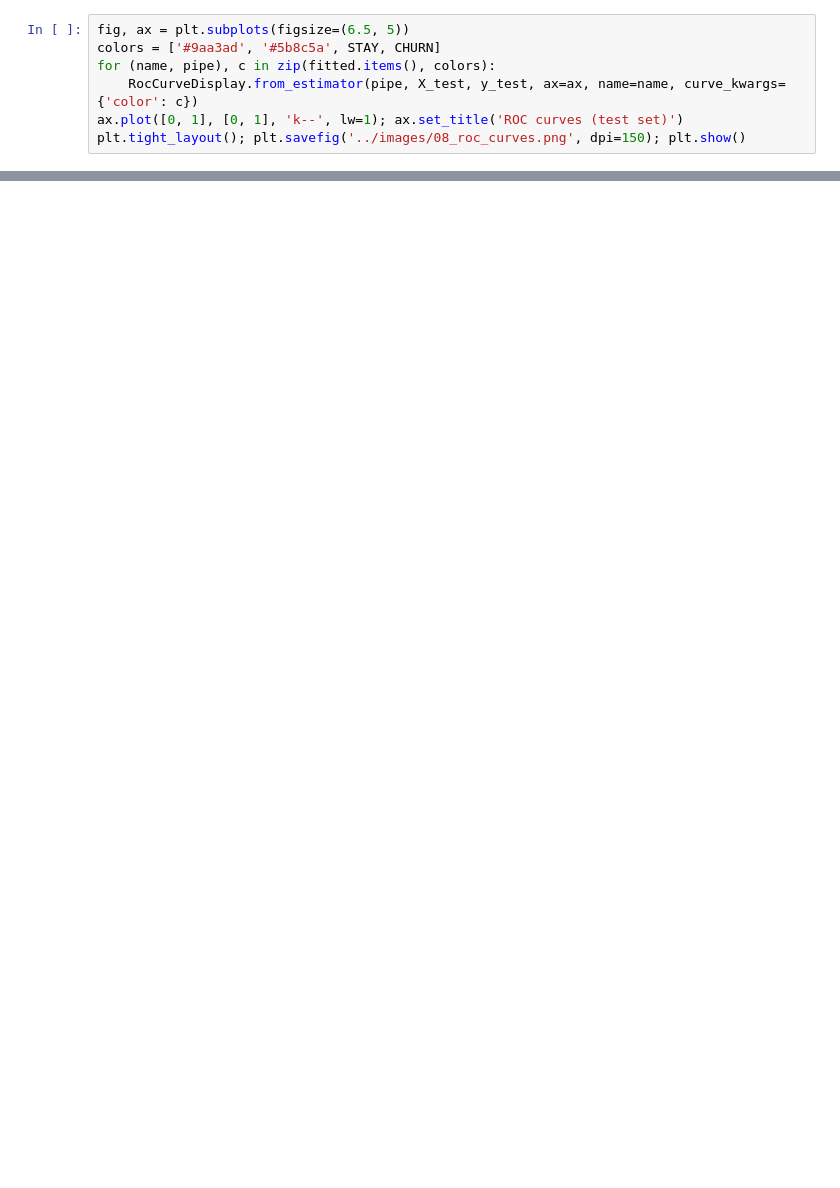
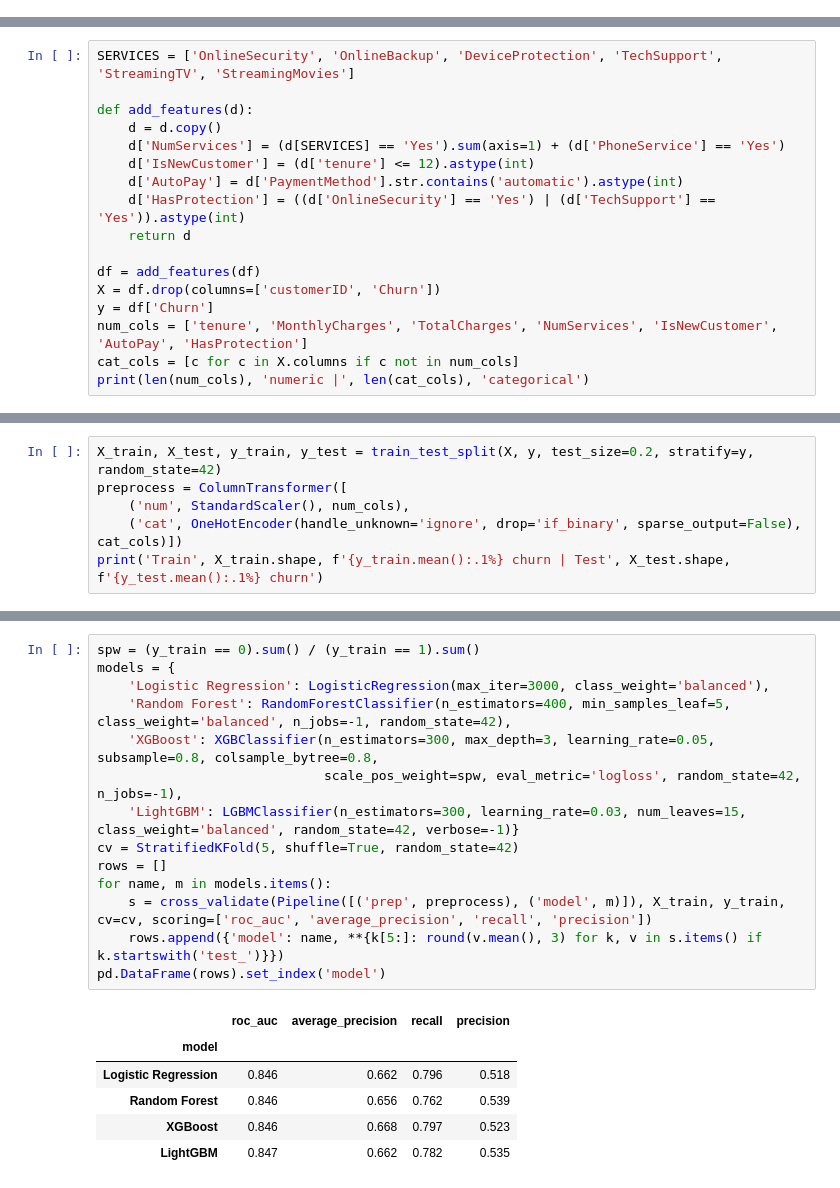
Before and after one commit to Adityak0012/Customer-churn-prediction, a Jupyter notebook: notebooks/02_modeling.ipynb, the cells around one changed output, grey strips where cells are left out. Saved outputs shown, nothing was run; the diff lists cells and outputs as text; blank space fills up the shorter version.

```diff
--- a/notebooks/02_modeling.ipynb
+++ b/notebooks/02_modeling.ipynb
@@ -106,7 +0,0 @@ test_results
-# %%
-fig, ax = plt.subplots(figsize=(6.5, 5))
-colors = ['#9aa3ad', '#5b8c5a', STAY, CHURN]
-for (name, pipe), c in zip(fitted.items(), colors):
-    RocCurveDisplay.from_estimator(pipe, X_test, y_test, ax=ax, name=name, curve_kwargs={'color': c})
-ax.plot([0, 1], [0, 1], 'k--', lw=1); ax.set_title('ROC curves (test set)')
-plt.tight_layout(); plt.savefig('../images/08_roc_curves.png', dpi=150); plt.show()
@@ -177,0 +25,17 @@ MD## Results summary
+# %%
+SERVICES = ['OnlineSecurity', 'OnlineBackup', 'DeviceProtection', 'TechSupport', 'StreamingTV', 'StreamingMovies']
+
+def add_features(d):
+    d = d.copy()
+    d['NumServices'] = (d[SERVICES] == 'Yes').sum(axis=1) + (d['PhoneService'] == 'Yes')
+    d['IsNewCustomer'] = (d['tenure'] <= 12).astype(int)
+    d['AutoPay'] = d['PaymentMethod'].str.contains('automatic').astype(int)
+    d['HasProtection'] = ((d['OnlineSecurity'] == 'Yes') | (d['TechSupport'] == 'Yes')).astype(int)
+    return d
+
+df = add_features(df)
+X = df.drop(columns=['customerID', 'Churn'])
+y = df['Churn']
+num_cols = ['tenure', 'MonthlyCharges', 'TotalCharges', 'NumServices', 'IsNewCustomer', 'AutoPay', 'HasProtection']
+cat_cols = [c for c in X.columns if c not in num_cols]
+print(len(num_cols), 'numeric |', len(cat_cols), 'categorical')
@@ -177,0 +52,6 @@ MD## Results summary
+# %%
+X_train, X_test, y_train, y_test = train_test_split(X, y, test_size=0.2, stratify=y, random_state=42)
+preprocess = ColumnTransformer([
+    ('num', StandardScaler(), num_cols),
+    ('cat', OneHotEncoder(handle_unknown='ignore', drop='if_binary', sparse_output=False), cat_cols)])
+print('Train', X_train.shape, f'{y_train.mean():.1%} churn | Test', X_test.shape, f'{y_test.mean():.1%} churn')
@@ -177,0 +62,21 @@ MD## Results summary
+# %%
+spw = (y_train == 0).sum() / (y_train == 1).sum()
+models = {
+    'Logistic Regression': LogisticRegression(max_iter=3000, class_weight='balanced'),
+    'Random Forest': RandomForestClassifier(n_estimators=400, min_samples_leaf=5, class_weight='balanced', n_jobs=-1, random_state=42),
+    'XGBoost': XGBClassifier(n_estimators=300, max_depth=3, learning_rate=0.05, subsample=0.8, colsample_bytree=0.8,
+                             scale_pos_weight=spw, eval_metric='logloss', random_state=42, n_jobs=-1),
+    'LightGBM': LGBMClassifier(n_estimators=300, learning_rate=0.03, num_leaves=15, class_weight='balanced', random_state=42, verbose=-1)}
+cv = StratifiedKFold(5, shuffle=True, random_state=42)
+rows = []
+for name, m in models.items():
+    s = cross_validate(Pipeline([('prep', preprocess), ('model', m)]), X_train, y_train, cv=cv, scoring=['roc_auc', 'average_precision', 'recall', 'precision'])
+    rows.append({'model': name, **{k[5:]: round(v.mean(), 3) for k, v in s.items() if k.startswith('test_')}})
+pd.DataFrame(rows).set_index('model')
+# %% [output]
+|  | roc_auc | average_precision | recall | precision |
+| model |  |  |  |  |
+| Logistic Regression | 0.846 | 0.662 | 0.796 | 0.518 |
+| Random Forest | 0.846 | 0.656 | 0.762 | 0.539 |
+| XGBoost | 0.846 | 0.668 | 0.797 | 0.523 |
+| LightGBM | 0.847 | 0.662 | 0.782 | 0.535 |
```
Also changed, not shown: parts of 44 cells of this notebook, 58 other files.
